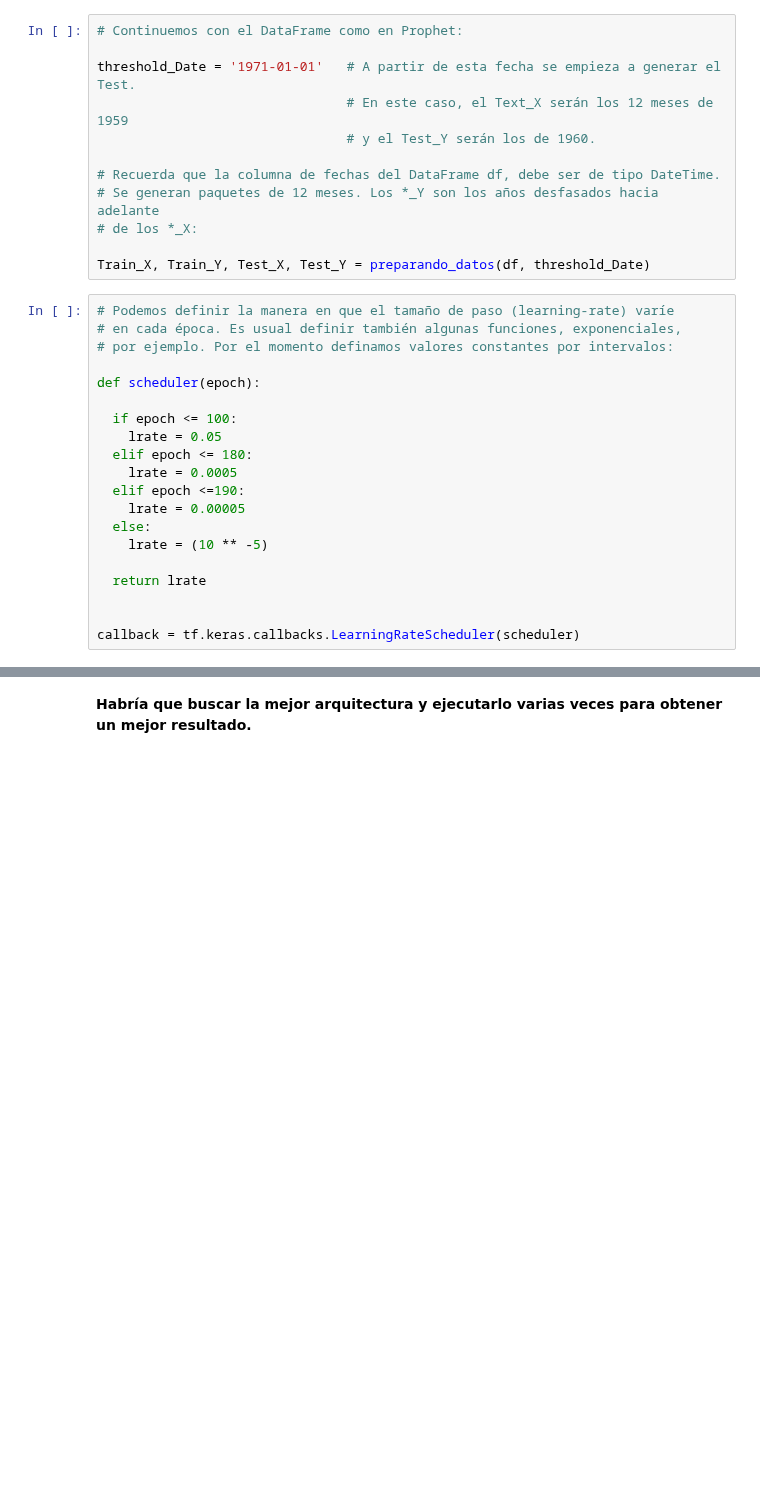
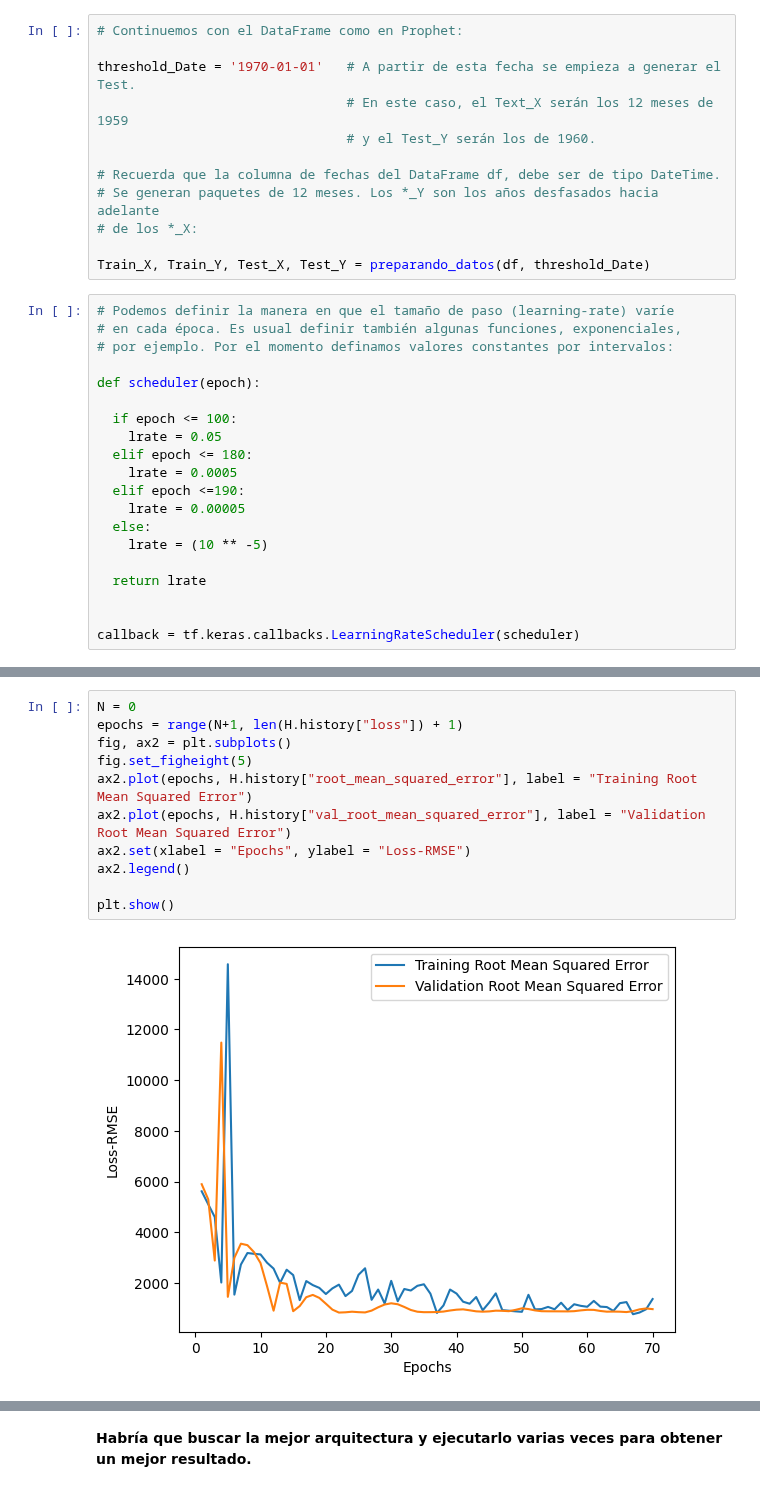
Before and after one commit to AngelBriFi/TareasTransfer, a Jupyter notebook: MNA_IAyAA_Series_de_Tiempo_SARIMA_Prophet_LSTM_2025.ipynb, the cells around one changed output, grey strips where cells are left out. Cells and saved outputs as stored; diff of their text form; blank space fills up the shorter version.

```diff
--- a/MNA_IAyAA_Series_de_Tiempo_SARIMA_Prophet_LSTM_2025.ipynb
+++ b/MNA_IAyAA_Series_de_Tiempo_SARIMA_Prophet_LSTM_2025.ipynb
@@ -456,7 +440,7 @@ def preparando_datos(myData, myDate):
 # %%
 # Continuemos con el DataFrame como en Prophet:
 
-threshold_Date = '1971-01-01'   # A partir de esta fecha se empieza a generar el Test.
+threshold_Date = '1970-01-01'   # A partir de esta fecha se empieza a generar el Test.
                                 # En este caso, el Text_X serán los 12 meses de 1959
                                 # y el Test_Y serán los de 1960.
 
@@ -562,3 +536,16 @@ KeyError: 'val_root_mean_squared_error'
+# %%
+N = 0
+epochs = range(N+1, len(H.history["loss"]) + 1)
+fig, ax2 = plt.subplots()
+fig.set_figheight(5)
+ax2.plot(epochs, H.history["root_mean_squared_error"], label = "Training Root Mean Squared Error")
+ax2.plot(epochs, H.history["val_root_mean_squared_error"], label = "Validation Root Mean Squared Error")
+ax2.set(xlabel = "Epochs", ylabel = "Loss-RMSE")
+ax2.legend()
+
+plt.show()
+# %% [output]
+[figure, added]
 # %%
 # Calculamos el error RMSE:
 
```
Also changed, not shown: parts of 6 cells of this notebook.
